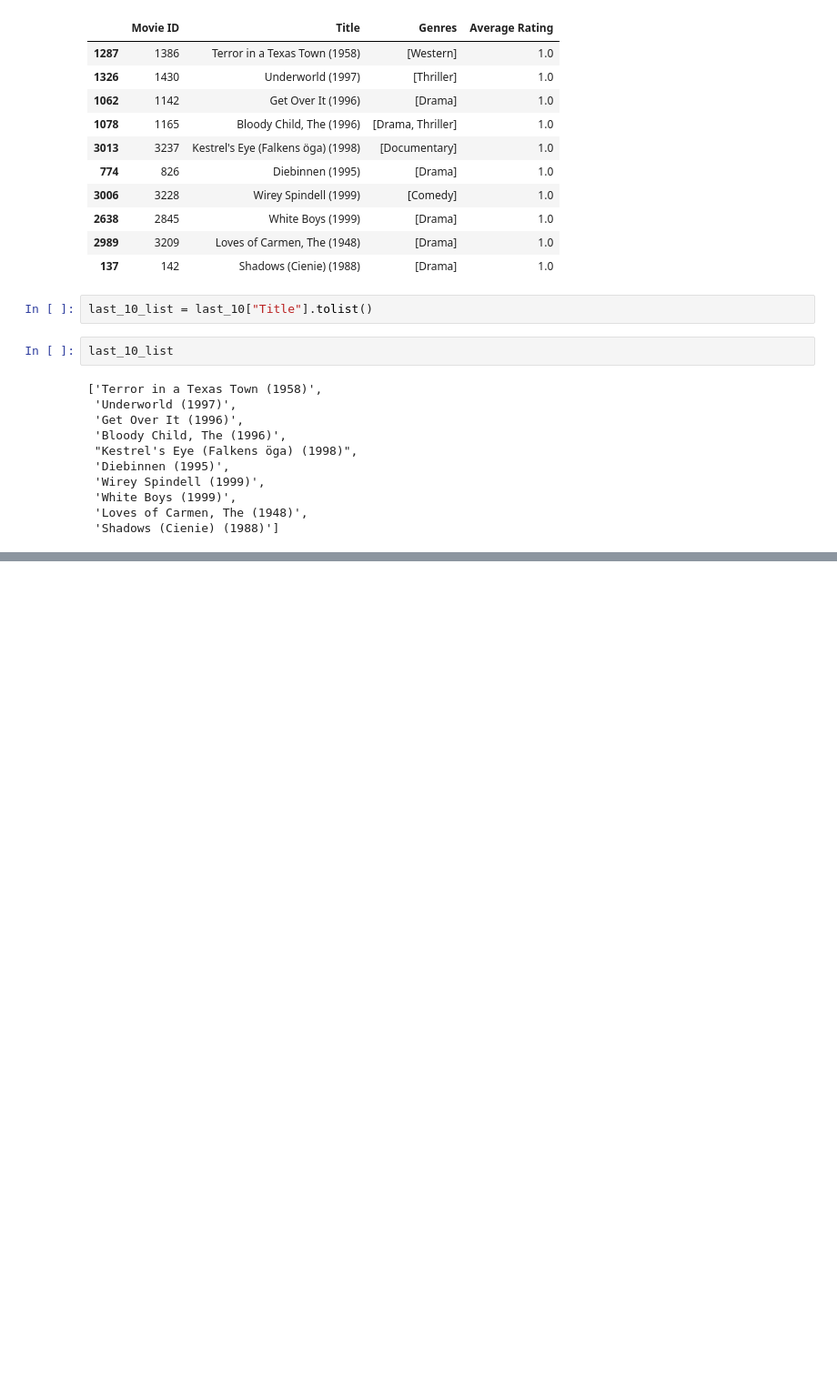
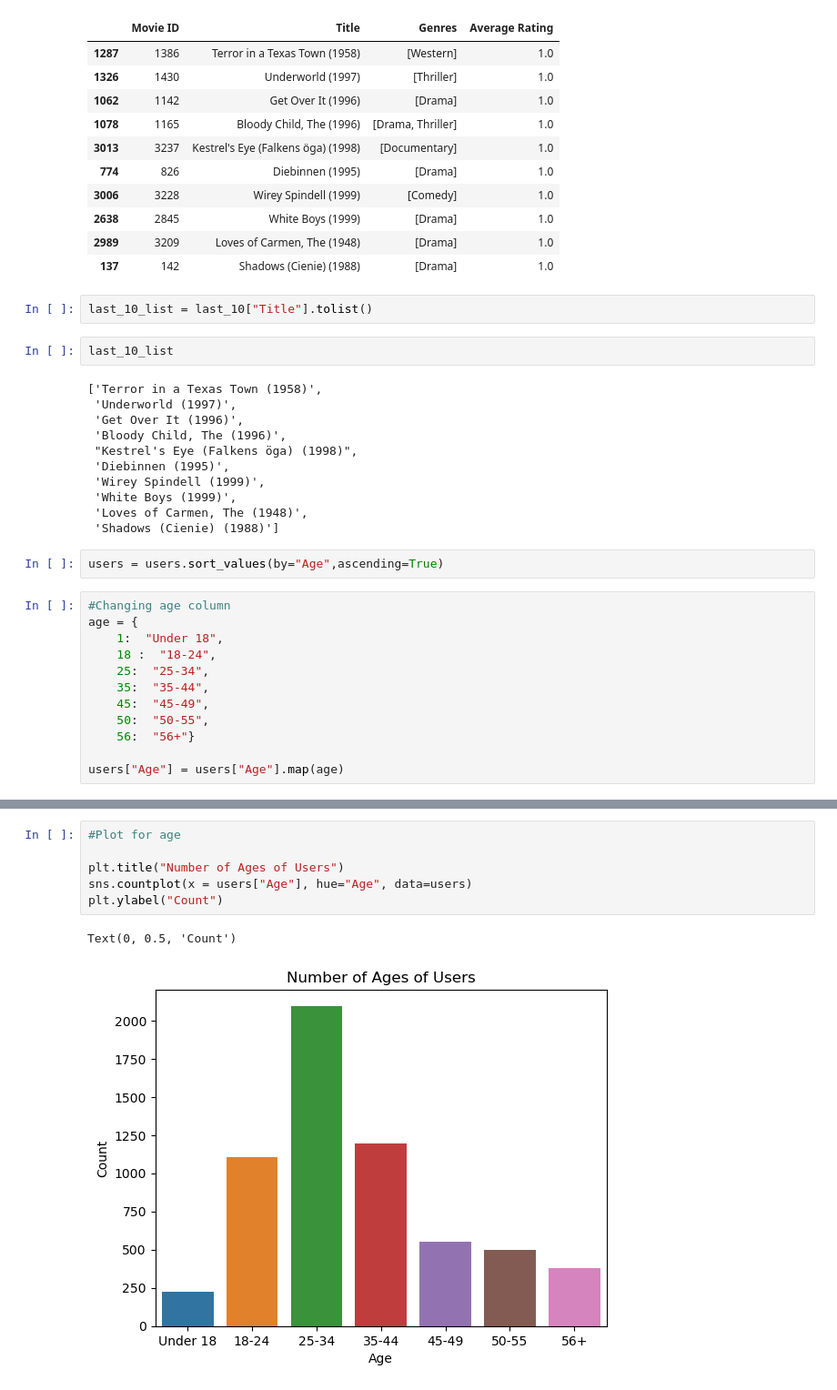
Before and after one commit to omerzzeybek9/Rec-Systems-MovieLens-1M, a Jupyter notebook: movielens.ipynb, the cells around one changed output, grey strips where cells are left out. Shown: that part at 91% size. Drawn from its saved outputs; the diff is of its cells as text; blank space fills up the shorter version.

```diff
--- a/movielens.ipynb
+++ b/movielens.ipynb
@@ -357,3 +357,17 @@ last_10_list
  'White Boys (1999)',
  'Loves of Carmen, The (1948)',
  'Shadows (Cienie) (1988)']
+# %%
+users = users.sort_values(by="Age",ascending=True)
+# %%
+#Changing age column
+age = {
+    1:  "Under 18",
+	18 :  "18-24",
+	25:  "25-34",
+	35:  "35-44",
+	45:  "45-49",
+	50:  "50-55",
+	56:  "56+"}
+
+users["Age"] = users["Age"].map(age)
@@ -359,0 +395,9 @@ last_10_list
+# %%
+#Plot for age
+
+plt.title("Number of Ages of Users")
+sns.countplot(x = users["Age"], hue="Age", data=users)
+plt.ylabel("Count")
+# %% [output]
+Text(0, 0.5, 'Count')
+[figure, added]
```
Also changed, not shown: parts of 2 cells of this notebook.
